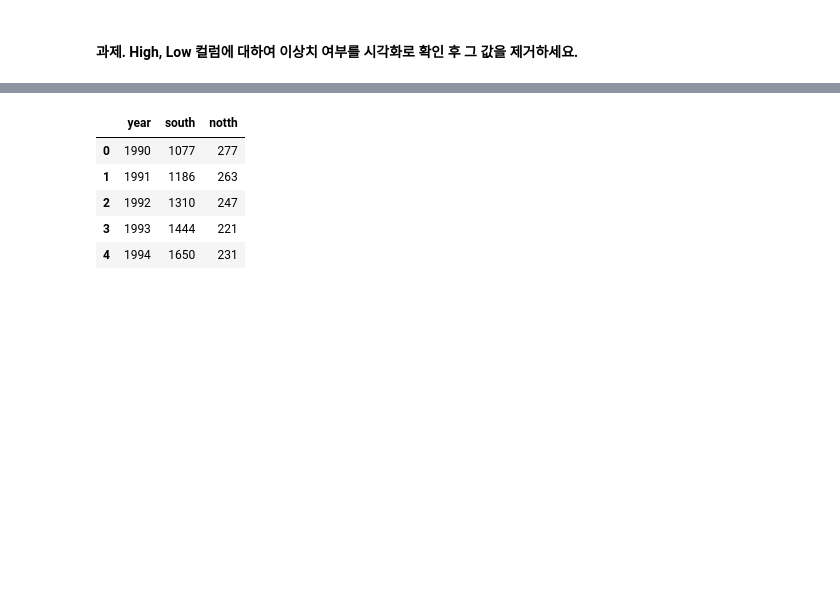
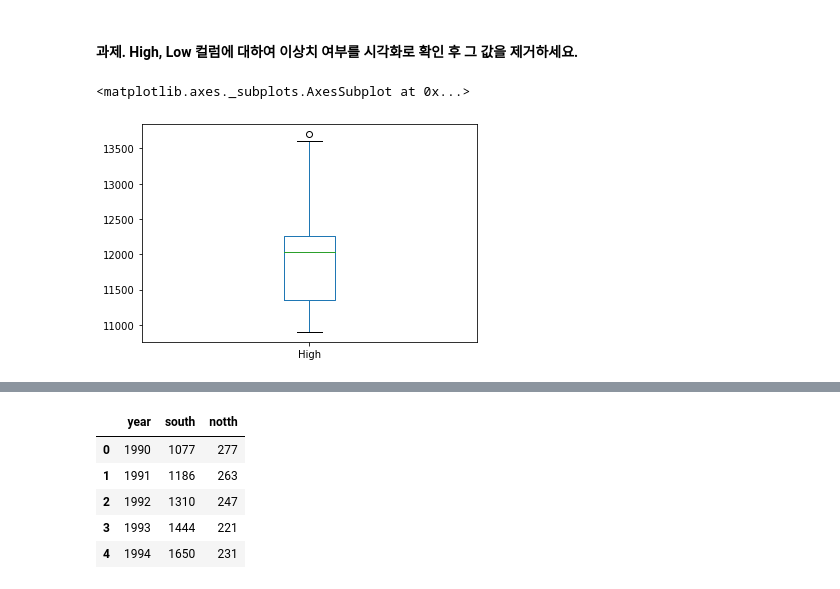
Before and after one commit to bnv20/kdt9, a Jupyter notebook: m2_분석라이브러리/visualization/시각화1_guide.ipynb, the cells around one changed output, grey strips where cells are left out. Saved outputs shown, nothing was run; the diff lists cells and outputs as text; code cells hidden in the pictures; blank space fills up the shorter version.

```diff
--- a/m2_분석라이브러리/visualization/시각화1_guide.ipynb
+++ b/m2_분석라이브러리/visualization/시각화1_guide.ipynb
@@ -225,3 +232,8 @@ Q3+IQR*1.5
 13437.5
 # %% [markdown]
 #### 과제. High, Low 컬럼에 대하여 이상치 여부를 시각화로 확인 후 그 값을 제거하세요.
+# %%
+df.High.plot(kind='box')
+# %% [output]
+<matplotlib.axes._subplots.AxesSubplot at 0x...>
+[figure, added]
```
Also changed, not shown: parts of 45 cells of this notebook.
